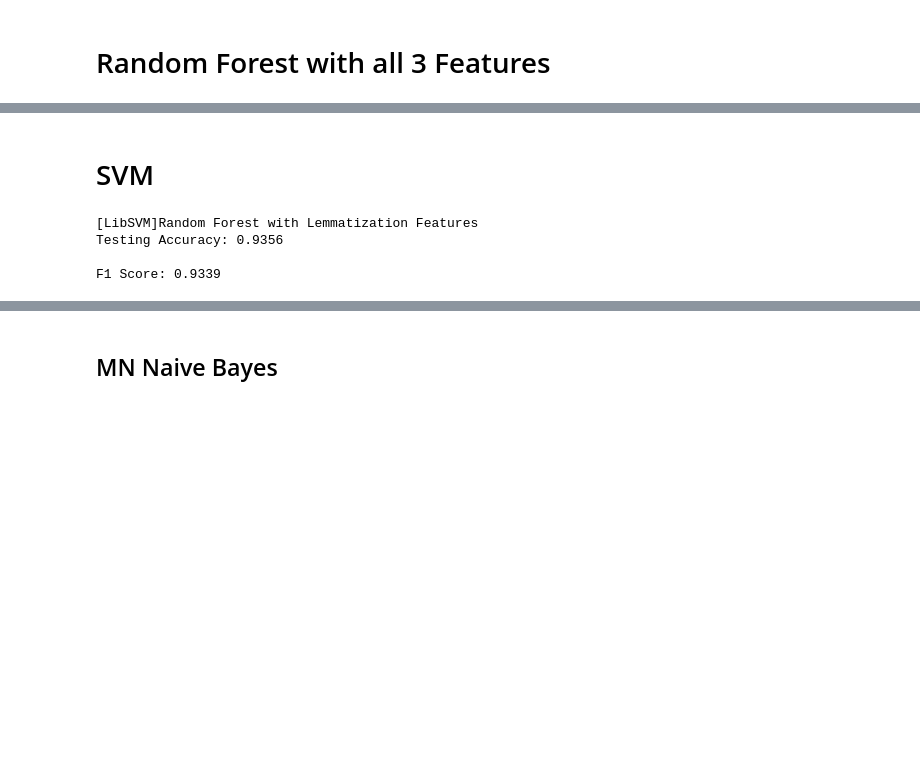
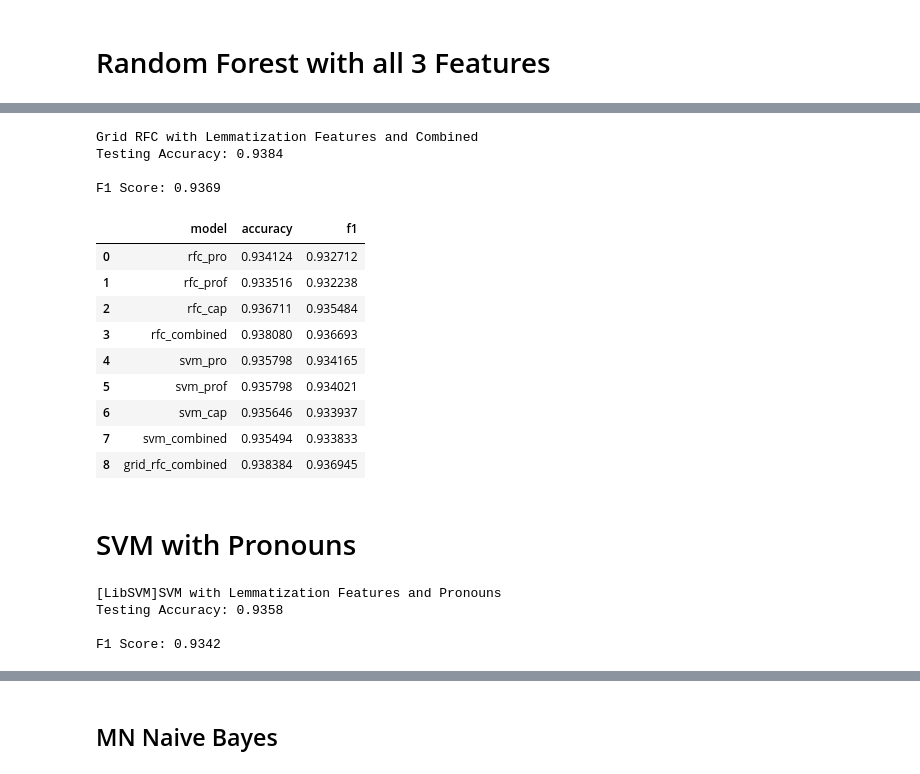
Before and after one commit to bmccabe96/Reddit_NLP, a Jupyter notebook: Analysis/AM_Reddit_Preprocess_Analysis.ipynb, the cells around one changed output, grey strips where cells are left out. Cells and saved outputs as stored; diff of their text form; code cells hidden in the pictures; blank space fills up the shorter version.

```diff
--- a/Analysis/AM_Reddit_Preprocess_Analysis.ipynb
+++ b/Analysis/AM_Reddit_Preprocess_Analysis.ipynb
@@ -682,0 +714,7 @@ feature_importance.head(50)
+# %%
+param_grid = {'n_estimators': [200]
+        }
+
+grid = GridSearchCV(RandomForestClassifier(random_state=0), param_grid, refit = True, verbose = 3, n_jobs = -1, scoring='accuracy')
+
+grid.fit(combined_train, y_train_lem)
@@ -682,0 +728,2 @@ feature_importance.head(50)
+# %%
+grid_test_preds = grid.predict(combined_test)
@@ -683,20 +752,48 @@ feature_importance.head(50)
+# %%
+accuracy = accuracy_score(y_test_lem, grid_test_preds)
+f1 = f1_score(y_test_lem, grid_test_preds)
+# %%
+print('Grid RFC with Lemmatization Features and Combined')
+print("Testing Accuracy: {:.4}".format(accuracy))
+print()
+print("F1 Score: {:.4}".format(f1))
+# %% [output]
+Grid RFC with Lemmatization Features and Combined
+Testing Accuracy: 0.9384
+
+F1 Score: 0.9369
+# %%
+new_row = {'model': 'grid_rfc_combined', 'accuracy': accuracy, 'f1': f1}
+results = results.append(new_row, ignore_index=True)
+results
+# %% [output]
+|  | model | accuracy | f1 |
+| 0 | rfc_pro | 0.934124 | 0.932712 |
+| 1 | rfc_prof | 0.933516 | 0.932238 |
+| 2 | rfc_cap | 0.936711 | 0.935484 |
+| 3 | rfc_combined | 0.938080 | 0.936693 |
+| 4 | svm_pro | 0.935798 | 0.934165 |
+| 5 | svm_prof | 0.935798 | 0.934021 |
+| 6 | svm_cap | 0.935646 | 0.933937 |
+| 7 | svm_combined | 0.935494 | 0.933833 |
+| 8 | grid_rfc_combined | 0.938384 | 0.936945 |
 # %% [markdown]
-# SVM
+# SVM with Pronouns
 # %%
 from sklearn.svm import SVC
 # %%
-svc_lemma = SVC(verbose=1)
-svc_lemma.fit(tfidf_data_train_lem, y_train_lem)
-rf_test_preds = svc_lemma.predict(tfidf_data_test_lem)
+svc_pro = SVC(verbose=1)
+svc_pro.fit(pro_train2, y_train_lem)
+rf_test_preds = svc_pro.predict(pro_test2)
 
-rf_acc_score_lem = accuracy_score(y_test_lem, rf_test_preds)
-rf_f1_score_lem = f1_score(y_test_lem, rf_test_preds)
-print('Random Forest with Lemmatization Features')
-print("Testing Accuracy: {:.4}".format(rf_acc_score_lem))
+accuracy = accuracy_score(y_test_lem, rf_test_preds)
+f1 = f1_score(y_test_lem, rf_test_preds)
+print('SVM with Lemmatization Features and Pronouns')
+print("Testing Accuracy: {:.4}".format(accuracy))
 print()
-print("F1 Score: {:.4}".format(rf_f1_score_lem))
+print("F1 Score: {:.4}".format(f1))
 # %% [output]
-[LibSVM]Random Forest with Lemmatization Features
-Testing Accuracy: 0.9356
+[LibSVM]SVM with Lemmatization Features and Pronouns
+Testing Accuracy: 0.9358
 
-F1 Score: 0.9339
+F1 Score: 0.9342
```
Also changed, not shown: parts of 42 cells of this notebook.
